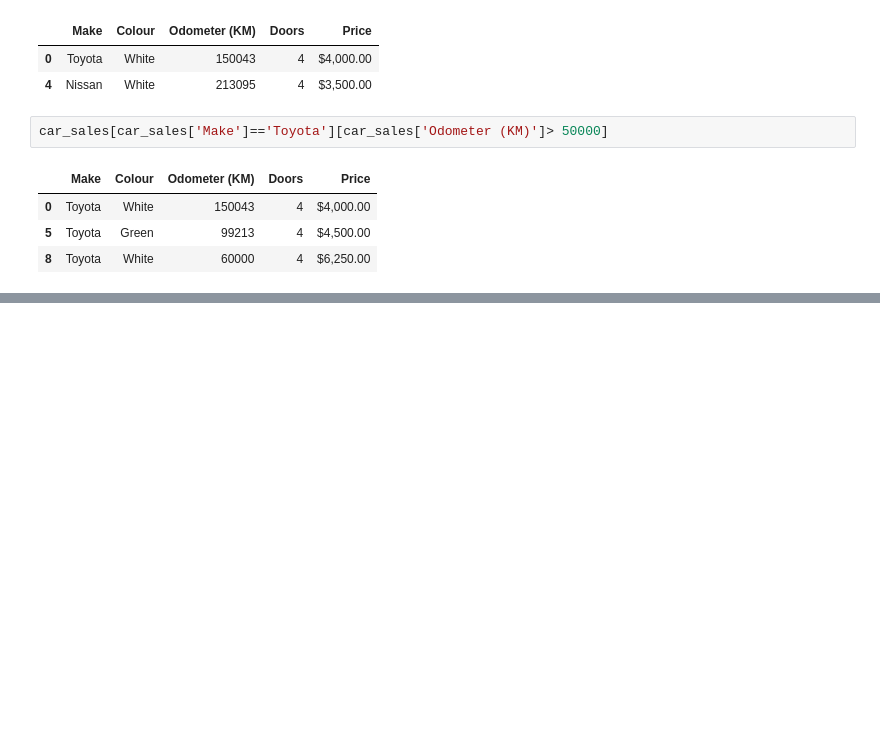
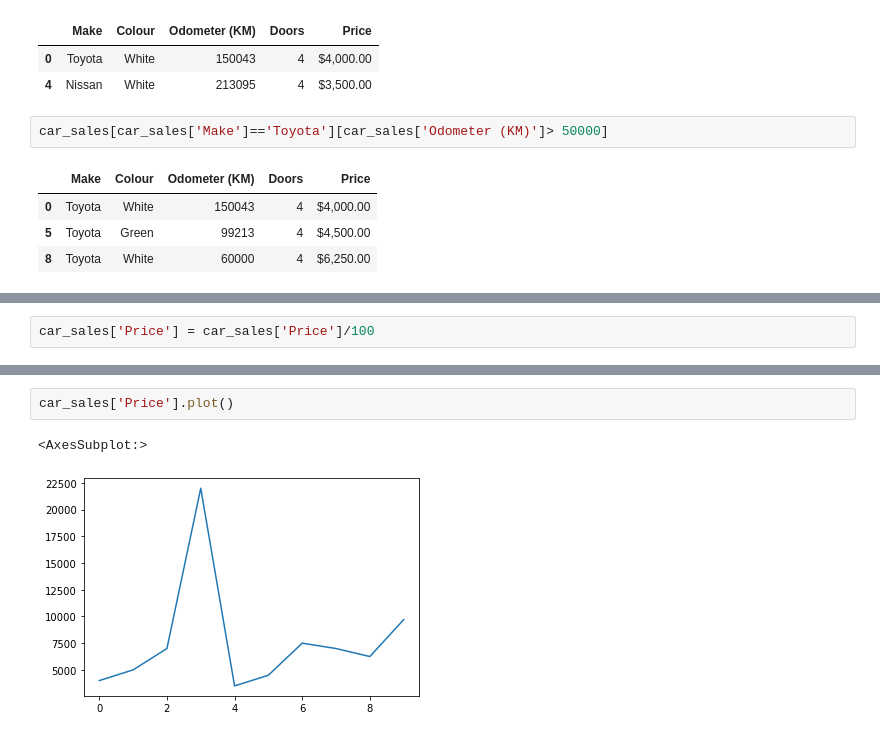
Before and after one commit to GKPSingh/M4D5, a Jupyter notebook: Learning Pandas.ipynb, the cells around one changed output, grey strips where cells are left out. Cells and saved outputs as stored; diff of their text form; blank space fills up the shorter version.

```diff
--- a/Learning Pandas.ipynb
+++ b/Learning Pandas.ipynb
@@ -191,0 +246,2 @@ car_sales[car_sales['Make']=='Toyota'][car_sales['Odometer (KM)']> 50000]
+# %%
+car_sales['Price'] = car_sales['Price']/100
@@ -191,0 +262,5 @@ car_sales[car_sales['Make']=='Toyota'][car_sales['Odometer (KM)']> 50000]
+# %%
+car_sales['Price'].plot()
+# %% [output]
+<AxesSubplot:>
+[figure, added]
```
Also changed, not shown: parts of 10 cells of this notebook.
